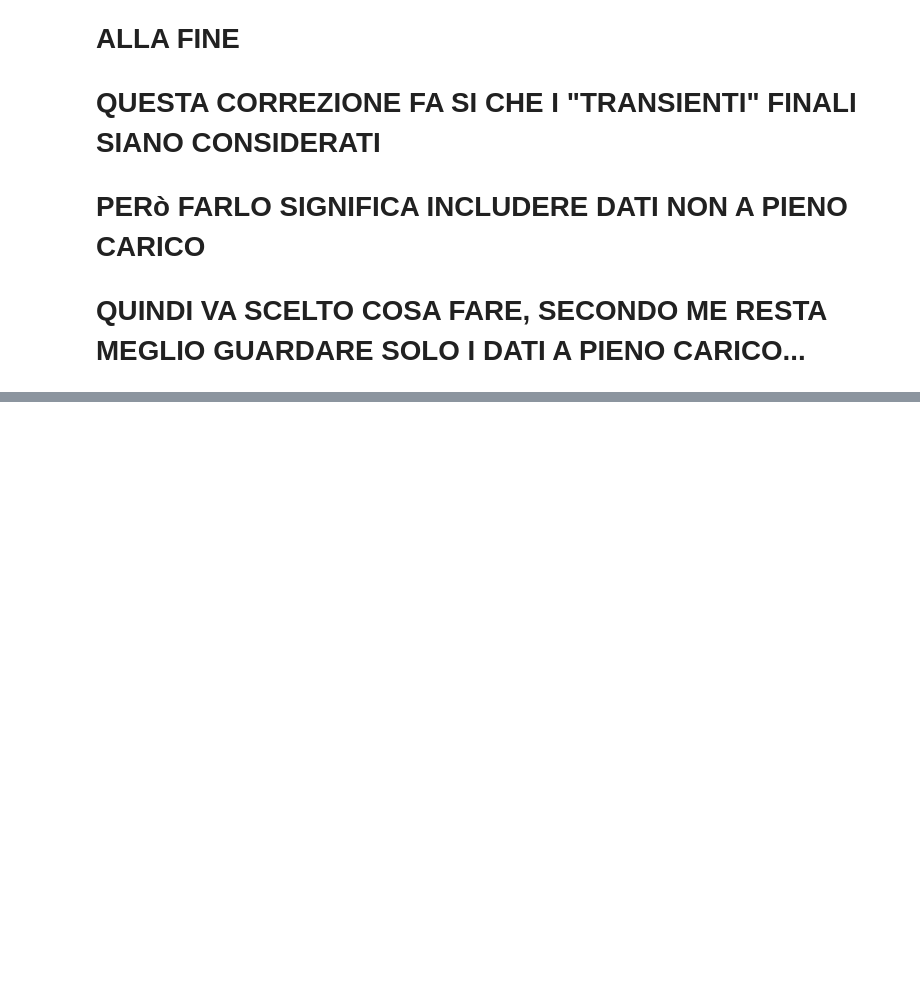
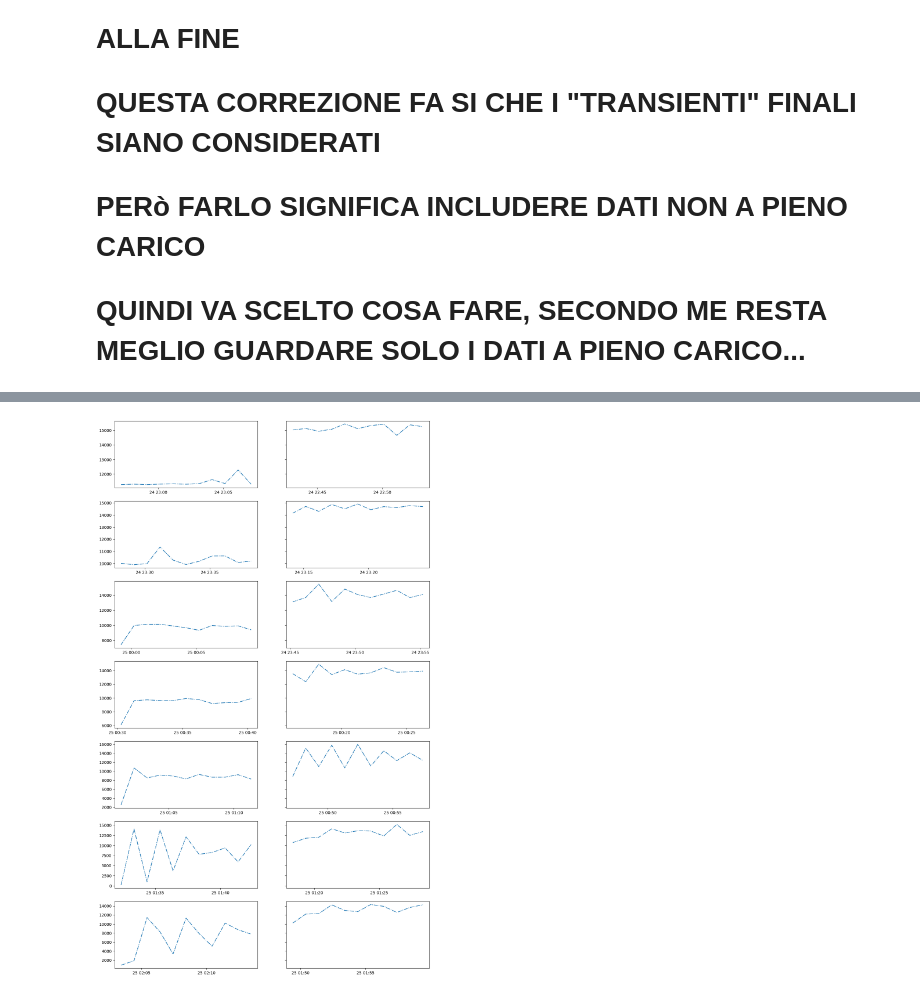
Before and after one commit to Francesco101/locust-LLM, a Jupyter notebook: 04-llm-inference-copy/tok-var-results/tok-var-analisi.ipynb, the cells around one changed output, grey strips where cells are left out. Saved outputs shown, nothing was run; the diff lists cells and outputs as text; code cells hidden in the pictures; blank space fills up the shorter version.

```diff
--- a/04-llm-inference-copy/tok-var-results/tok-var-analisi.ipynb
+++ b/04-llm-inference-copy/tok-var-results/tok-var-analisi.ipynb
@@ -302,3 +325,10 @@ ColumnNotFoundError: "Timestamp-us" not found
 # QUESTA CORREZIONE FA SI CHE I "TRANSIENTI" FINALI SIANO CONSIDERATI
 # PERò FARLO SIGNIFICA INCLUDERE DATI NON A PIENO CARICO
 # QUINDI VA SCELTO COSA FARE, SECONDO ME RESTA MEGLIO GUARDARE SOLO I DATI A PIENO CARICO...
+# %%
+# Un check veloce
+
+df = pl.read_csv("./logs/stats_Qwen3.8_t5000__stats.csv")
+print(df["Name", "Average Content Size", "Request Count"])
+print(f"tokens_total = {tokens_total_cross_verify}")
+proc["Average Content Size"]
@@ -304,0 +383,69 @@ ColumnNotFoundError: "Timestamp-us" not found
+# %%
+# --- setup grid ---
+toks_list = sorted([int(x) for x in LCST[MODELS[0]].keys()])          # chiavi gen_toks (stesse per tutti)
+toks_list = [str(x) for x in toks_list]
+n_rows, n_cols = len(toks_list), len(MODELS)
+
+fig, axes = plt.subplots(n_rows, n_cols,
+                         figsize=(14, 3.5 * n_rows),
+                         sharex=False,
+                         sharey="row"
+                        )
+
+# flatten axes se n_rows == 1 (altrimenti 2D array)
+if n_rows == 1:
+    axes = [axes]
+
+for r, toks in enumerate(toks_list):
+    for c, m in enumerate(MODELS):
+        ax = axes[r][c] if n_rows > 1 else axes[c]
+
+        df = LCST[m][toks]
+        #dts = df["Timestamp"][1:] - df["Timestamp"][:-1]
+        #tokens_per_sec = 0.5 * (df["Total Average Content Size"][1:] + df["Total Average Content Size"][:-1]) / dts
+        #centers = 0.5 * (df["Timestamp"][1:] + df["Timestamp"][:-1])
+        #centers = df.select(pl.from_epoch(centers, time_unit="s"))
+        #start, finish = centers[0], centers[-1]
+        start, finish = min(df["Timestamp"]), max(df["Timestamp"])
+        # Calculate the content in generated during timewindows of width dt
+        dt = 60     # seconds
+        time_total = finish - start
+        n_winds = int(time_total // dt)      # i want integers, this corrupts eventually the last seconds of the experiment
+        centers = []
+        tokens = []
+        for b in range(n_winds):
+            left = start + b * dt
+            right = left + dt
+            df_l = df.filter(df["Timestamp"] == left)
+            df_r = df.filter(df["Timestamp"] == right)
+            if len(df_l) != 1 or len(df_r) != 1:
+                print(f"Some inconsistency at: Timestamp: {left}  OR  {right}\nFor model {m} @ {toks}")
+                continue
+
+            req_l = df_l["Total Request Count"][0]
+            req_r = df_r["Total Request Count"][0]
+            tokens_in_bin = (1 / dt) * (req_r * df_r["Total Average Content Size"][0] - req_l * df_l["Total Average Content Size"][0])
+            tokens.append(tokens_in_bin)
+            center_timestamp = left + dt / 2
+            centers.append(datetime.fromtimestamp(center_timestamp, tz=timezone.utc))
+        print(centers, tokens)
+        ax.plot(centers, tokens,ls="-.")
+
+
+#--------------------------------
+'''        # Calculate on the whole process, TODO: maybe it's more relevant to skip the "activation-transient" ??
+        avg_toks_s = tokens_per_sec.mean()
+        RESULTS[m][toks]["avg_toks_s"] = avg_toks_s
+
+        ax.axvline(start, label=f"{m} start", color='black', ls="-.")
+        ax.axvline(finish, label=f"{m} finish", color='black', ls="-.")
+        ax.axhline(avg_toks_s, color="r", ls="-.", label="avg tokens / s")
+        ax.plot(centers, tokens_per_sec, label="tokens / sec")
+        ax.set_ylabel("TOKENS PER SECOND")
+        ax.set_title(f"{m} @ gen-tokens={toks} ")
+        ax.legend()
+plt.suptitle("Tokens generated per second -- gen_toks × model", fontsize=24)
+plt.tight_layout(rect=[0, 0, 1, 0.97])
+'''
+plt.show()
+# %% [output]
@@ -304,0 +466 @@ ColumnNotFoundError: "Timestamp-us" not found
+[figure, added]
```
Also changed, not shown: parts of 7 cells of this notebook, 1 other file.
